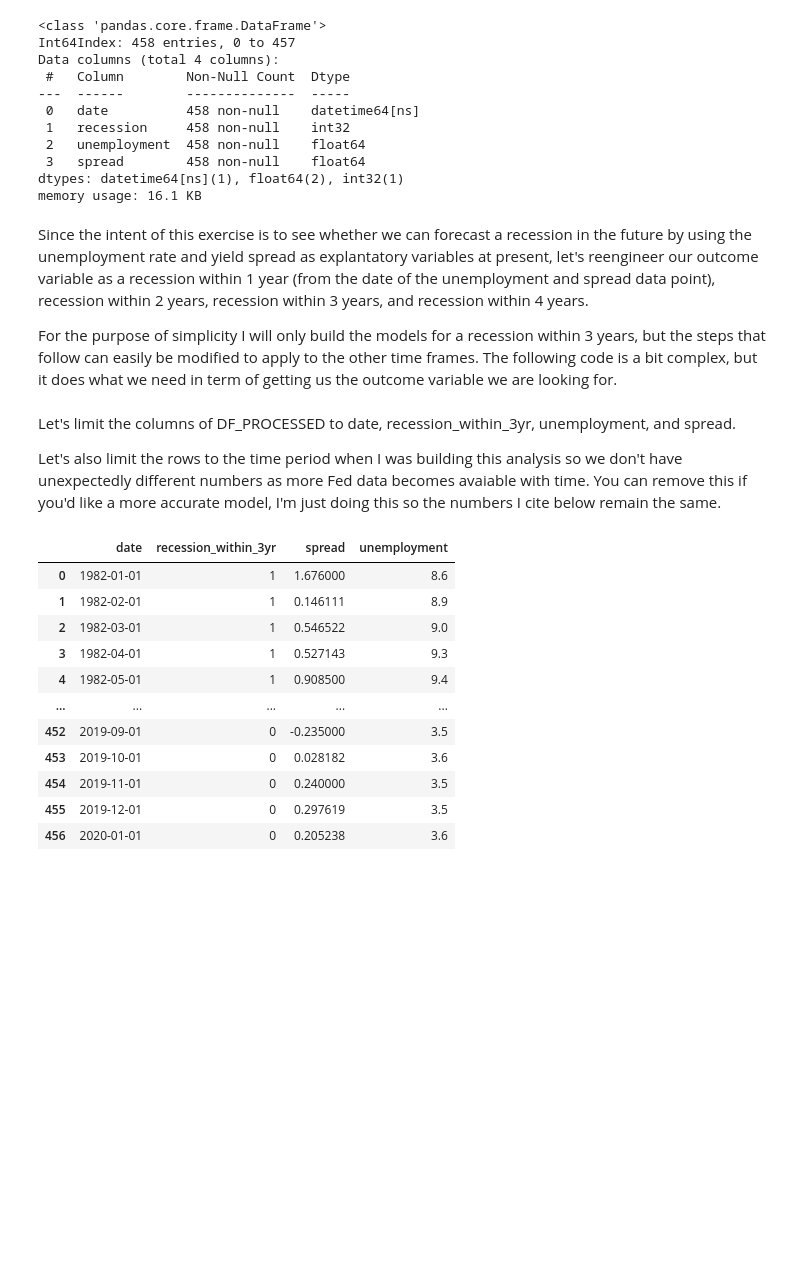
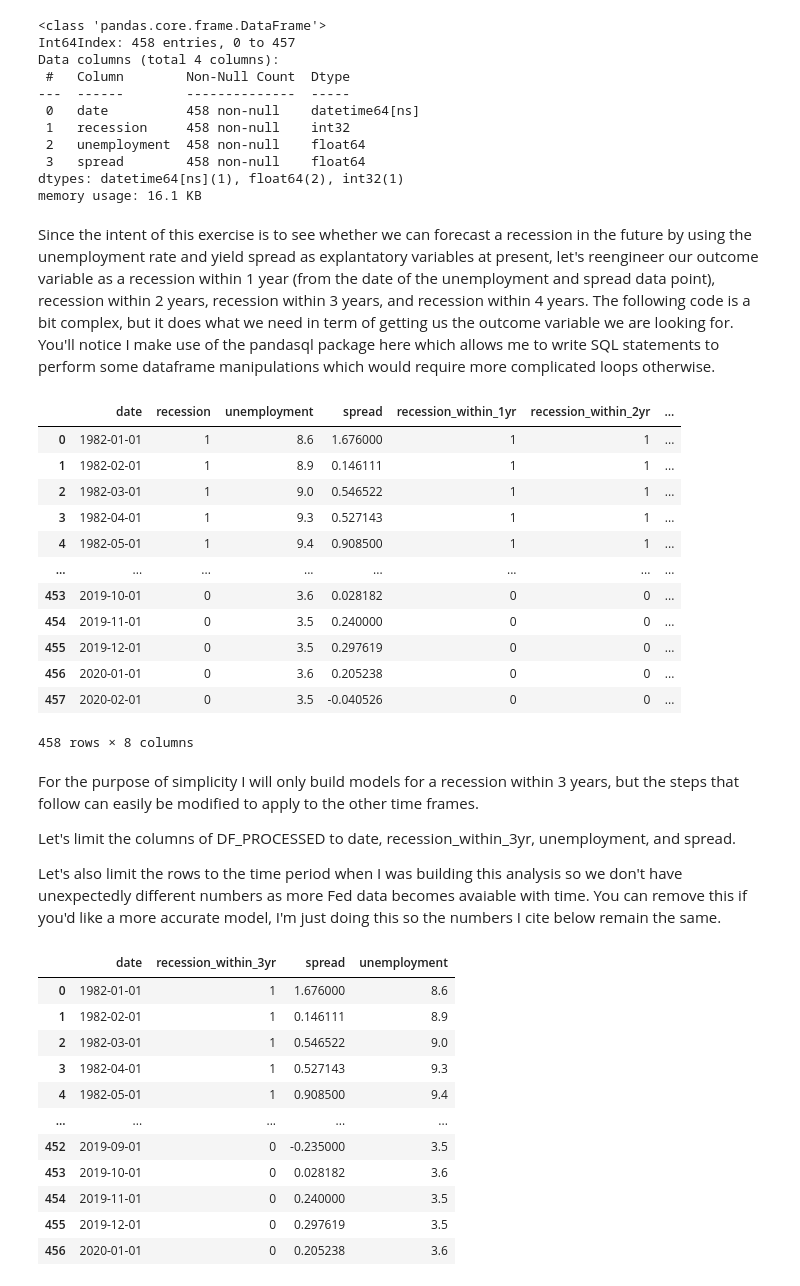
Before and after one commit to rguseynov23/Recession_Prediction, a Jupyter notebook: US_Recession_Probability.ipynb, the cells around one changed output. Saved outputs shown, nothing was run; the diff lists cells and outputs as text; code cells hidden in the pictures; blank space fills up the shorter version.

```diff
--- a/US_Recession_Probability.ipynb
+++ b/US_Recession_Probability.ipynb
@@ -365,9 +366,7 @@ Data columns (total 4 columns):
 dtypes: datetime64[ns](1), float64(2), int32(1)
 memory usage: 16.1 KB
 # %% [markdown]
-Since the intent of this exercise is to see whether we can forecast a recession in the future by using the unemployment rate and yield spread as explantatory variables at present, let's reengineer our outcome variable as a recession within 1 year (from the date of the unemployment and spread data point), recession within 2 years, recession within 3 years, and recession within 4 years.
-
-For the purpose of simplicity I will only build the models for a recession within 3 years, but the steps that follow can easily be modified to apply to the other time frames. The following code is a bit complex, but it does what we need in term of getting us the outcome variable we are looking for.
+Since the intent of this exercise is to see whether we can forecast a recession in the future by using the unemployment rate and yield spread as explantatory variables at present, let's reengineer our outcome variable as a recession within 1 year (from the date of the unemployment and spread data point), recession within 2 years, recession within 3 years, and recession within 4 years. The following code is a bit complex, but it does what we need in term of getting us the outcome variable we are looking for. You'll notice I make use of the pandasql package here which allows me to write SQL statements to perform some dataframe manipulations which would require more complicated loops otherwise.
 # %%
 #create depended/outcome variables, for recession within 1, 2, 3 and 4 years
 
@@ -413,7 +412,25 @@ DF_PROCESSED["recession_within_4yr"] = DF_PROCESSED.recession_within_4yr.astype(
 
 #save processed dataframe
 #DF_PROCESSED.to_csv(r'datasets\recession\processed_df.csv', index = False)
+# %%
+DF_PROCESSED
+# %% [output]
+|  | date | recession | unemployment | spread | recession_within_1yr | recession_within_2yr | ... |
+| 0 | 1982-01-01 | 1 | 8.6 | 1.676000 | 1 | 1 | ... |
+| 1 | 1982-02-01 | 1 | 8.9 | 0.146111 | 1 | 1 | ... |
+| 2 | 1982-03-01 | 1 | 9.0 | 0.546522 | 1 | 1 | ... |
+| 3 | 1982-04-01 | 1 | 9.3 | 0.527143 | 1 | 1 | ... |
+| 4 | 1982-05-01 | 1 | 9.4 | 0.908500 | 1 | 1 | ... |
+| ... | ... | ... | ... | ... | ... | ... | ... |
+| 453 | 2019-10-01 | 0 | 3.6 | 0.028182 | 0 | 0 | ... |
+| 454 | 2019-11-01 | 0 | 3.5 | 0.240000 | 0 | 0 | ... |
+| 455 | 2019-12-01 | 0 | 3.5 | 0.297619 | 0 | 0 | ... |
+| 456 | 2020-01-01 | 0 | 3.6 | 0.205238 | 0 | 0 | ... |
+| 457 | 2020-02-01 | 0 | 3.5 | -0.040526 | 0 | 0 | ... |
+458 rows × 8 columns
 # %% [markdown]
+For the purpose of simplicity I will only build models for a recession within 3 years, but the steps that follow can easily be modified to apply to the other time frames.
+
 Let's limit the columns of DF_PROCESSED to date, recession_within_3yr, unemployment, and spread.
 
 Let's also limit the rows to the time period when I was building this analysis so we don't have unexpectedly different numbers as more Fed data becomes avaiable with time. You can remove this if you'd like a more accurate model, I'm just doing this so the numbers I cite below remain the same.
```
Also changed, not shown: parts of 30 cells of this notebook.
